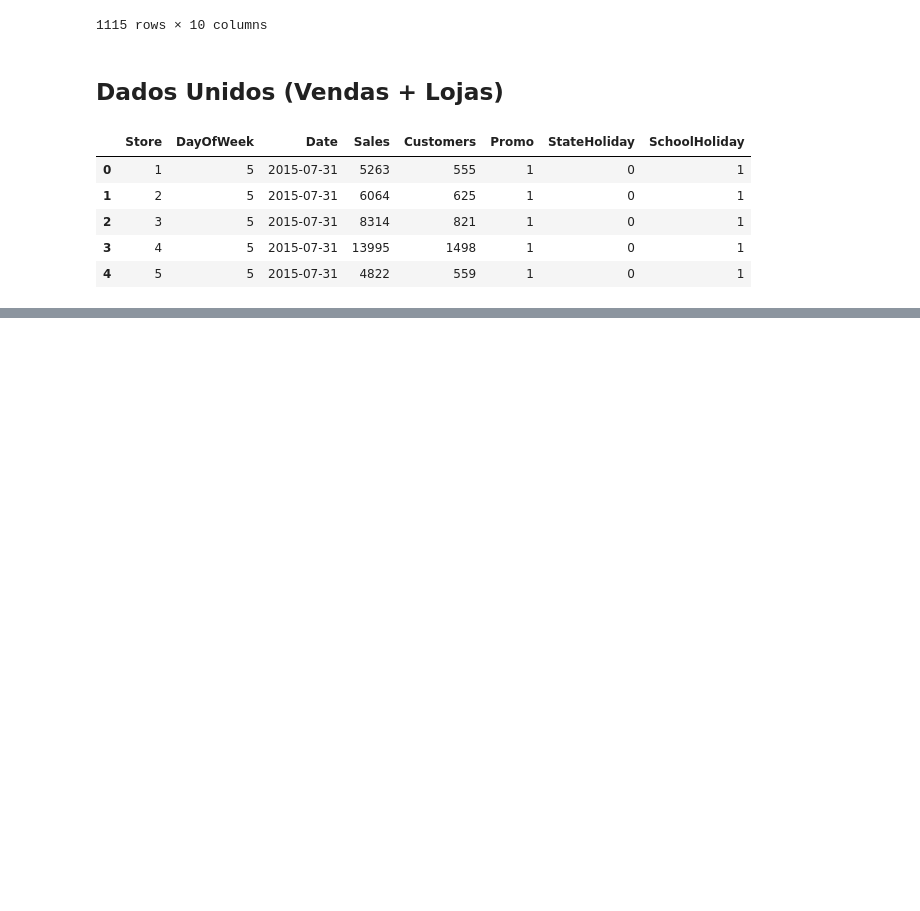
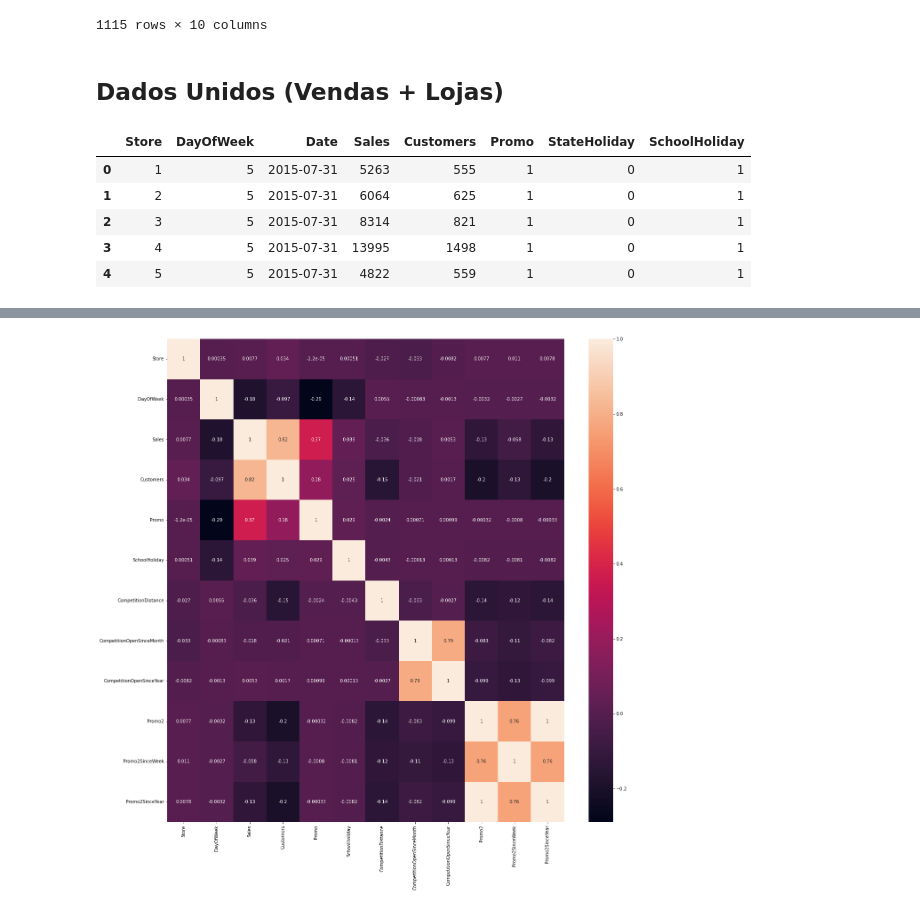
Before and after one commit to Brandao20vtr/projetos, a Jupyter notebook: Analise_Exploratoria_Vendas.ipynb, the cells around one changed output, grey strips where cells are left out. Drawn from its saved outputs; the diff is of its cells as text; code cells hidden in the pictures; blank space fills up the shorter version.

Commit message:
Novo
Criação de uma matriz de correlação

```diff
--- a/Analise_Exploratoria_Vendas.ipynb
+++ b/Analise_Exploratoria_Vendas.ipynb
@@ -434,0 +450,7 @@ sales_train_all_df = pd.merge(sales_train_df, store_info_df, how = 'inner', on =
+# %%
+# Gerando uma matriz de correlação
+correlations = sales_train_all_df.corr()
+f, ax = plt.subplots(figsize=(20, 20))
+sns.heatmap(correlations, annot = True);   # Essa pontuação no final é para não retornar uma linha de texto em cima do gráfico
+# %% [output]
+[figure, added]
```
Also changed, not shown: parts of 2 cells of this notebook.
